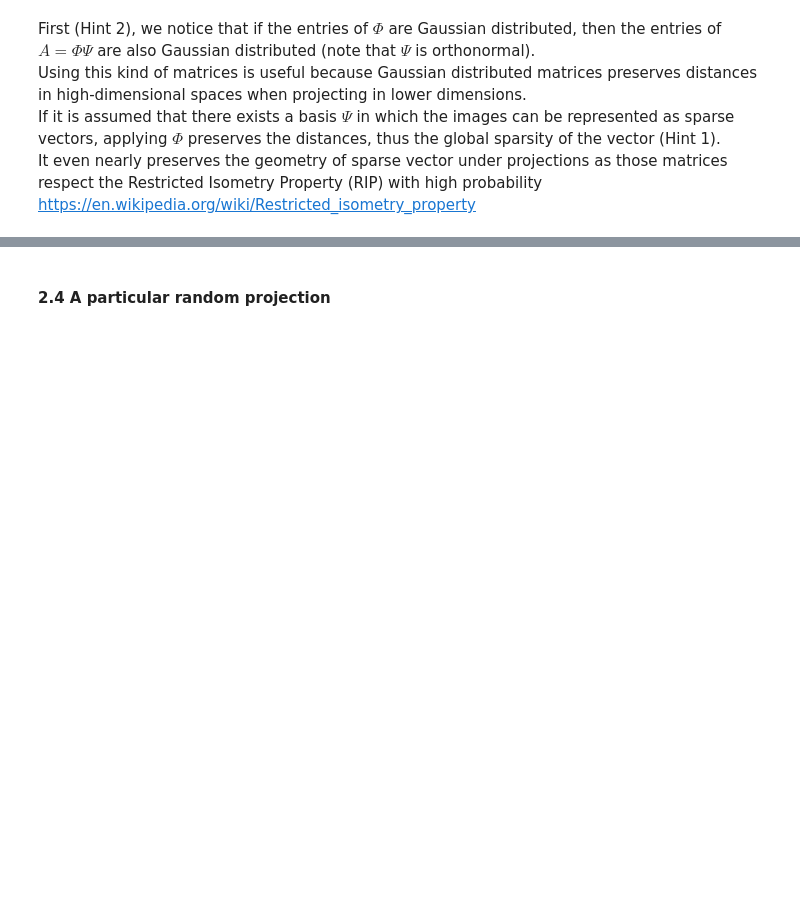
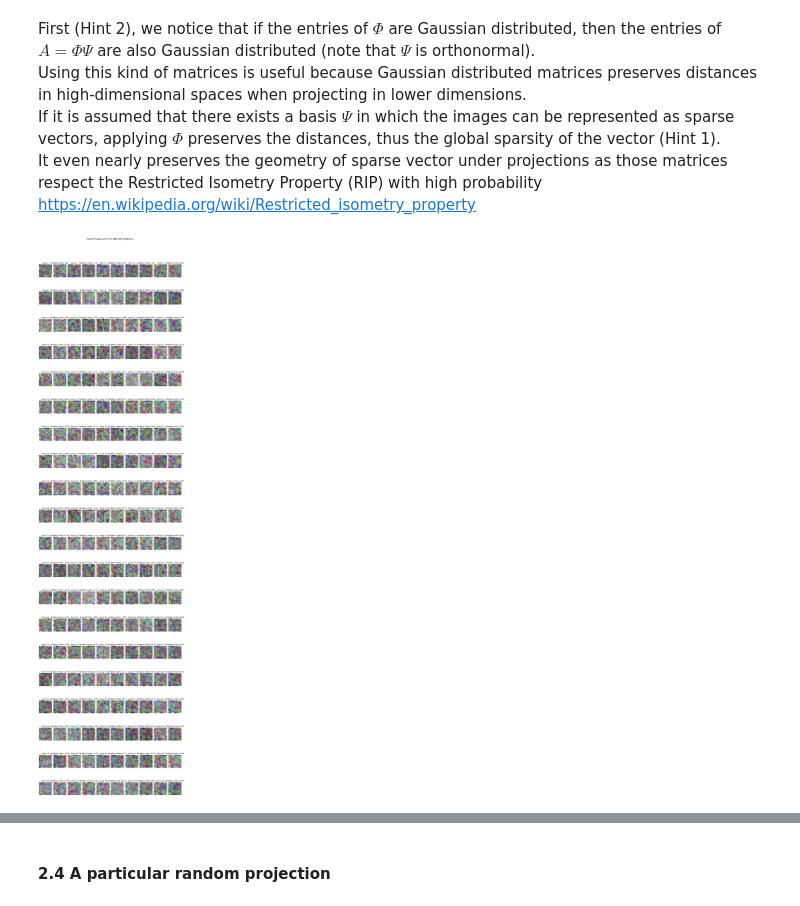
Before and after one commit to Alexis0903/LINMA2300, a Jupyter notebook: LINMA2300_project_1_V2_new.ipynb, the cells around one changed output, grey strips where cells are left out. Cells and saved outputs as stored; diff of their text form; code cells hidden in the pictures; blank space fills up the shorter version.

```diff
--- a/LINMA2300_project_1_V2_new.ipynb
+++ b/LINMA2300_project_1_V2_new.ipynb
@@ -358,12 +358,3 @@ We can notice that the proportion of correctly predicted neighbors grows quickly
 The way it grows follows a logarithmic rate.
 # %% [markdown]
 #### 2.3 Gaussian projection
-# %%
-d = 300
-phi = np.random.normal(loc=0, scale=np.sqrt(1/d), size=(d, n))
-X_prime = phi @ X
-Q_prime = phi @ Q
-
-nearest_neighbors, indices = projected_nearest_neighbor(X_prime, Q_prime)
-
-show_nearest_images(X_prime, Q_prime, nearest_neighbors, indices, 10)
@@ -375,3 +364,83 @@ Using this kind of matrices is useful because Gaussian distributed matrices pres
 If it is assumed that there exists a basis $\Psi$ in which the images can be represented as sparse vectors, applying $\Phi$ preserves the distances, thus the global sparsity of the vector (Hint 1).\
 It even nearly preserves the geometry of sparse vector under projections as those matrices respect the Restricted Isometry Property (RIP) with high probability\
 https://en.wikipedia.org/wiki/Restricted_isometry_property
+# %%
+import numpy as np
+import pywt
+from scipy.sparse import csr_matrix
+from scipy.sparse.linalg import norm
+
+def projected_nearest_neighbor_sparse(X_sparse, Q_sparse):
+    """
+    Find the nearest neighbor in X_sparse for each query in Q_sparse using a memory-efficient approach.
+    @args:
+        X_sparse (scipy.sparse.csr_matrix): dataset with shape (d, N), in sparse format.
+        Q_sparse (scipy.sparse.csr_matrix): query set with shape (d, N_query), in sparse format.
+    """
+    # Number of queries
+    N_query = Q_sparse.shape[1]
+
+    # Pre-allocate arrays for the nearest neighbors and their indices
+    nearest_neighbors = np.zeros((X_sparse.shape[0], N_query))
+    indices = np.zeros(N_query, dtype=int)
+
+    # Loop through each query
+    for j in range(N_query):
+        q_sparse = Q_sparse[:, j]  # Extract the j-th query in sparse format
+
+        # Calculate squared distances between the query and all points in X_sparse
+        # Distance formula: ||X - q||^2 = ||X||^2 + ||q||^2 - 2 * (X.T * q)
+
+        # Step 1: Compute ||X||^2 for each column in X_sparse
+        X_norms_sq = np.array(X_sparse.power(2).sum(axis=0)).flatten()
+
+        # Step 2: Compute ||q||^2 (scalar)
+        q_norm_sq = norm(q_sparse) ** 2
+
+        # Step 3: Compute 2 * (X.T * q)
+        cross_terms = 2 * X_sparse.T.dot(q_sparse).toarray().flatten()
+
+        # Step 4: Compute squared distances
+        distances_sq = X_norms_sq + q_norm_sq - cross_terms
+
+        # Find the index of the minimum distance
+        i_star = np.argmin(distances_sq)
+
+        # Store the nearest neighbor and the index
+        nearest_neighbors[:, j] = X_sparse[:, i_star].toarray().flatten()
+        indices[j] = i_star
+
+    return nearest_neighbors, indices
+
+# Step 1: Define wavelet decomposition function
+def wavelet_decompose(X, wavelet='db1', level=2):
+    # Apply wavelet decomposition to each image in X
+    sparse_X = []
+    for i in range(X.shape[1]):
+        coeffs = pywt.wavedec(X[:, i], wavelet, level=level)
+        # Flatten coefficients and store them in sparse_X
+        sparse_X.append(np.concatenate([c.flatten() for c in coeffs]))
+    return np.array(sparse_X).T  # transpose to get the same structure as X
+
+# Parameters
+d = 300  # Dimension to project to
+wavelet = 'db1'  # Haar wavelet
+level = 2  # Level of decomposition
+
+# Step 1: Decompose X in wavelet basis
+sparse_X = wavelet_decompose(X, wavelet=wavelet, level=level)
+sparse_Q = wavelet_decompose(Q, wavelet=wavelet, level=level)
+
+# Step 2: Generate random projection matrix
+phi = np.random.normal(loc=0, scale=np.sqrt(1/d), size=(d, n))
+
+# Step 3: Project sparse_X
+X_prime = phi @ csr_matrix(sparse_X)
+Q_prime = phi @ csr_matrix(sparse_Q)
+
+# Step 4: Find nearest neighbors for each query in Q
+nearest_neighbors_Gauss, indices_Gauss = projected_nearest_neighbor_sparse(csr_matrix(X_prime), csr_matrix(Q_prime))
+
+show_nearest_images(X_prime, Q_prime, nearest_neighbors_Gauss, indices_Gauss, p=10)
+# %% [output]
+[figure, added]
```
Also changed, not shown: parts of 5 cells of this notebook, 2 other files.
